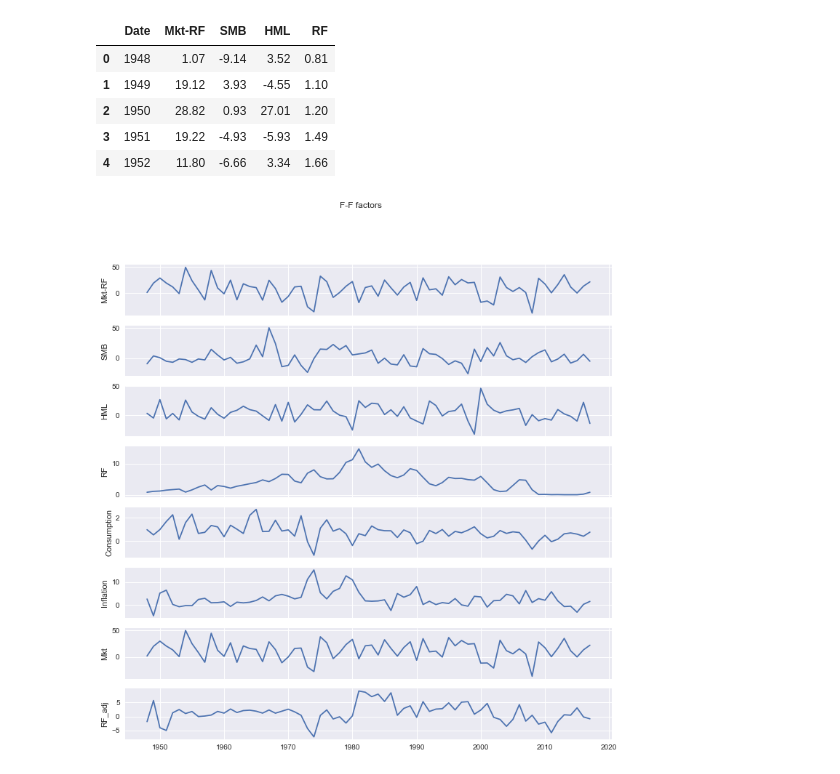
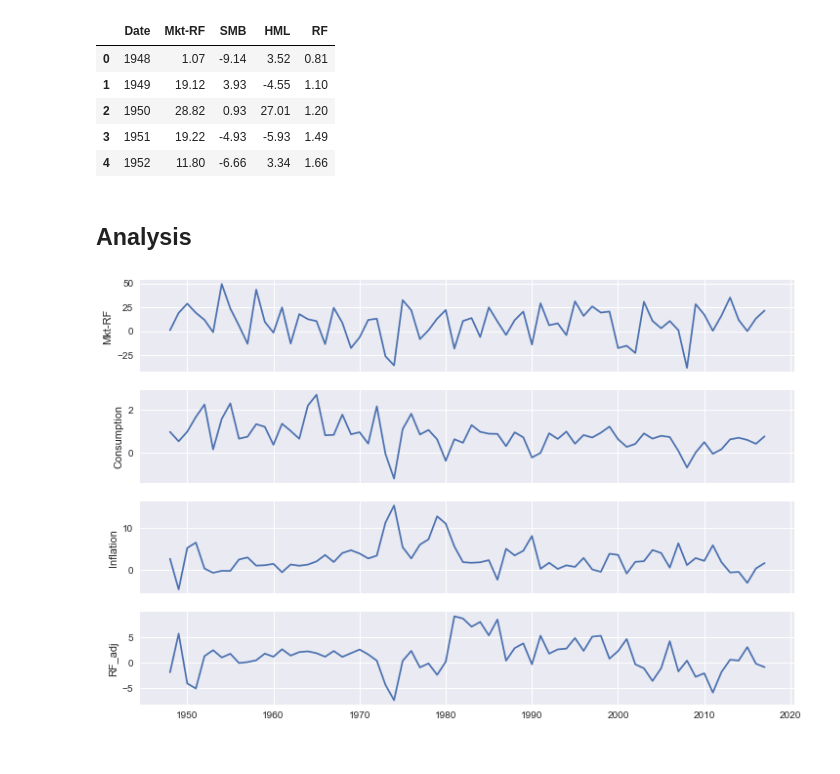
Before and after one commit to Wentworthliu123/Empirical-Asset-Pricing-A-2021, a Jupyter notebook: HW1_Puzzles.ipynb, the cells around one changed output. Drawn from its saved outputs; the diff is of its cells as text; code cells hidden in the pictures.

```diff
--- a/HW1_Puzzles.ipynb
+++ b/HW1_Puzzles.ipynb
@@ -118,34 +111,40 @@ NIPA_data.loc[:,'Date']=year.values
 NIPA_data = NIPA_data[(NIPA_data['Date']>=1948) & (NIPA_data['Date']<=2017)]
 NIPA_data = NIPA_data.set_index('Date')
 # %%
+# Merge the data
 merged_data = dfFactor.merge(NIPA_data,how='left', left_index=True,right_index=True)
 merged_data = merged_data.reset_index()
 merged_data['Date'] = pd.to_datetime(merged_data['Date'],format='%Y')
 merged_data = merged_data.set_index('Date')
 merged_data['Mkt'] = merged_data['Mkt-RF'] + merged_data['RF']
 merged_data['RF_adj'] = merged_data['RF'] - merged_data['Inflation']
+# Drop irrelavent columns
+merged_data_plot = merged_data.drop(columns=['SMB','HML','RF','Mkt'])
+# %% [markdown]
+## Analysis
 # %%
 ###########################
 #Plot out the graphs
 ###########################
 #See this link for detailed guidance on date ticks
 # https://matplotlib.org/3.1.1/gallery/text_labels_and_annotations/date.html
 # I am troubled by adjusting the format and making subplots for the whole evening and it turns out that things can be simplified in the following way:
 years_fmt = mdates.DateFormatter('%Y')
 #This will be used as input to adjust the axis label to be in the unit of year
-n = len(merged_data.columns)
-fig, axes = plt.subplots(n,1,figsize=(12,12),sharex=True)
+n = len(merged_data_plot.columns)
+fig, axes = plt.subplots(n,1,figsize=(12,8),sharex=True)
 #Using sharex help making the plot simple and easy to read
 # Create fig and axes class so I can then process with them in the for loop.
-fig.suptitle('F-F factors')
-for k,factortitle in enumerate(merged_data.columns):
+# fig.suptitle('Time series of relevant variables',fontsize=16)
+for k,factortitle in enumerate(merged_data_plot.columns):
     ax = axes[k]
-    ax.plot(merged_data.index,merged_data[[factortitle]])
+    ax.plot(merged_data_plot.index,merged_data_plot[[factortitle]])
     ax.xaxis.set_major_formatter(years_fmt)
     ax.set_ylabel(factortitle)
+plt.savefig("Time series")
 plt.show()
 # %% [output]
-[figure, old version]
+[figure, new version]
 # %%
 #I take log transformation of the returns to fit the setting of theory
 merged_data = np.log(merged_data/100+1)*100
```
Also changed, not shown: parts of 12 cells of this notebook, 4 other files.
